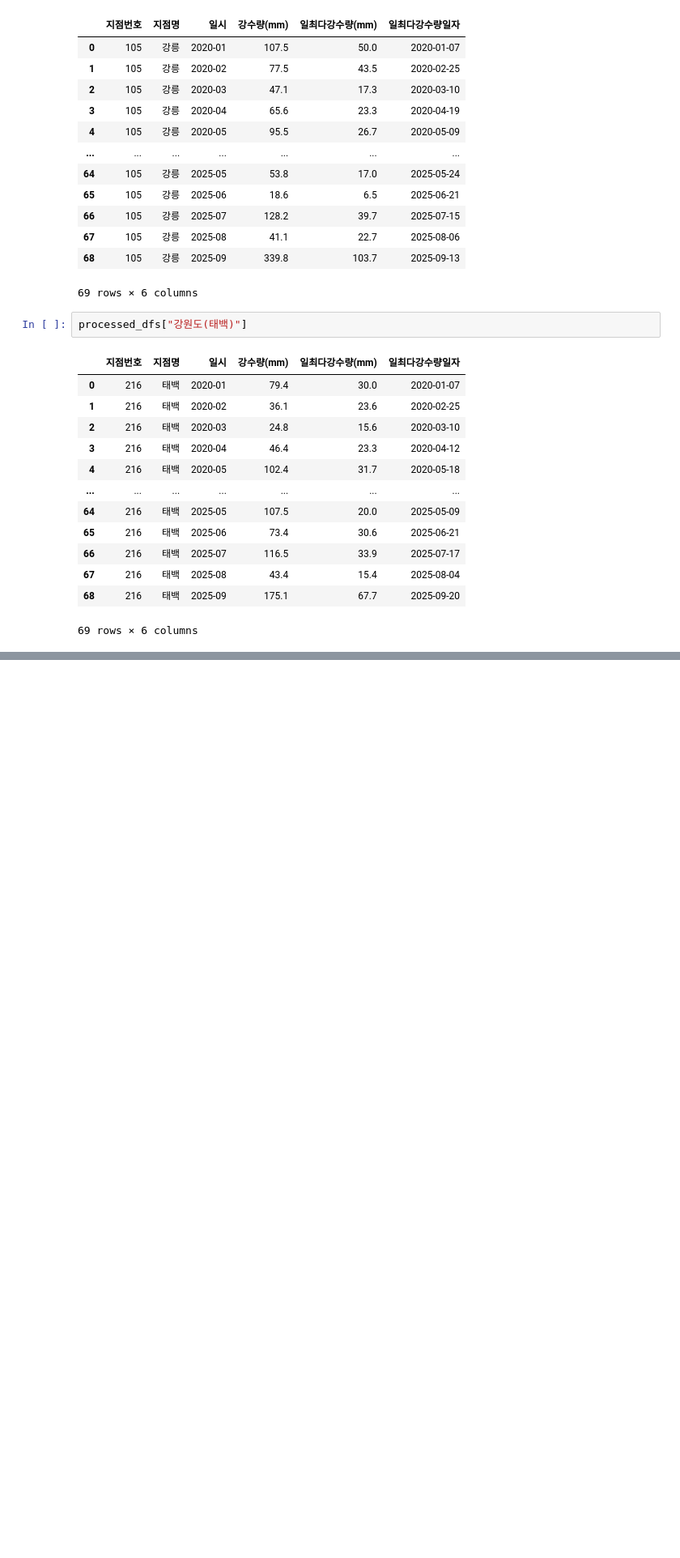
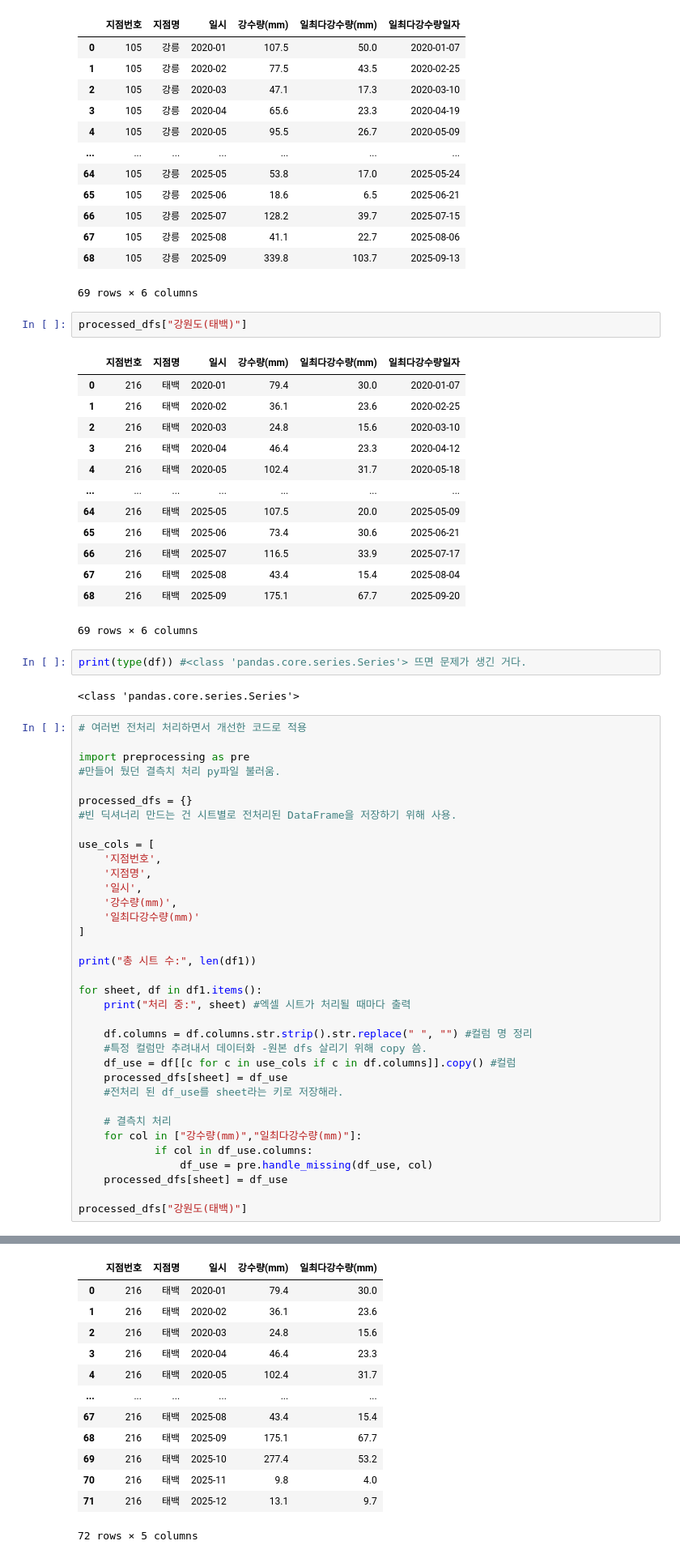
Before and after one commit to kimwjdhyun/KDT_RE_5th_Project, a Jupyter notebook: 01_DataAnalysis/energy_pr1.ipynb, the cells around one changed output, grey strips where cells are left out. Shown: that part at 81% size. Cells and saved outputs as stored; diff of their text form; blank space fills up the shorter version.

```diff
--- a/01_DataAnalysis/energy_pr1.ipynb
+++ b/01_DataAnalysis/energy_pr1.ipynb
@@ -196,3 +196,43 @@ processed_dfs["강원도(태백)"]
 | 67 | 216 | 태백 | 2025-08 | 43.4 | 15.4 | 2025-08-04 |
 | 68 | 216 | 태백 | 2025-09 | 175.1 | 67.7 | 2025-09-20 |
 69 rows × 6 columns
+# %%
+print(type(df)) #<class 'pandas.core.series.Series'> 뜨면 문제가 생긴 거다.
+# %% [output]
+<class 'pandas.core.series.Series'>
+# %%
+# 여러번 전처리 처리하면서 개선한 코드로 적용
+
+import preprocessing as pre
+#만들어 뒀던 결측치 처리 py파일 불러움.
+
+processed_dfs = {}
+#빈 딕셔너리 만드는 건 시트별로 전처리된 DataFrame을 저장하기 위해 사용.
+
+use_cols = [
+    '지점번호',
+    '지점명',
+    '일시',
+    '강수량(mm)',
+    '일최다강수량(mm)'
+]
+
+print("총 시트 수:", len(df1))
+
+for sheet, df in df1.items():
+    print("처리 중:", sheet) #엑셀 시트가 처리될 때마다 출력
+
+    df.columns = df.columns.str.strip().str.replace(" ", "") #컬럼 명 정리
+    #특정 컬럼만 추려내서 데이터화 -원본 dfs 살리기 위해 copy 씀.
+    df_use = df[[c for c in use_cols if c in df.columns]].copy() #컬럼
+    processed_dfs[sheet] = df_use
+    #전처리 된 df_use를 sheet라는 키로 저장해라.
+
+    # 결측치 처리
+    for col in ["강수량(mm)","일최다강수량(mm)"]:
+            if col in df_use.columns:
+                df_use = pre.handle_missing(df_use, col)
+    processed_dfs[sheet] = df_use
+
+processed_dfs["강원도(태백)"]
+# %% [output]
@@ -198,0 +254,13 @@ processed_dfs["강원도(태백)"]
+|  | 지점번호 | 지점명 | 일시 | 강수량(mm) | 일최다강수량(mm) |
+| 0 | 216 | 태백 | 2020-01 | 79.4 | 30.0 |
+| 1 | 216 | 태백 | 2020-02 | 36.1 | 23.6 |
+| 2 | 216 | 태백 | 2020-03 | 24.8 | 15.6 |
+| 3 | 216 | 태백 | 2020-04 | 46.4 | 23.3 |
+| 4 | 216 | 태백 | 2020-05 | 102.4 | 31.7 |
+| ... | ... | ... | ... | ... | ... |
+| 67 | 216 | 태백 | 2025-08 | 43.4 | 15.4 |
+| 68 | 216 | 태백 | 2025-09 | 175.1 | 67.7 |
+| 69 | 216 | 태백 | 2025-10 | 277.4 | 53.2 |
+| 70 | 216 | 태백 | 2025-11 | 9.8 | 4.0 |
+| 71 | 216 | 태백 | 2025-12 | 13.1 | 9.7 |
+72 rows × 5 columns
```
Also changed, not shown: parts of 6 cells of this notebook, 7 other files.
